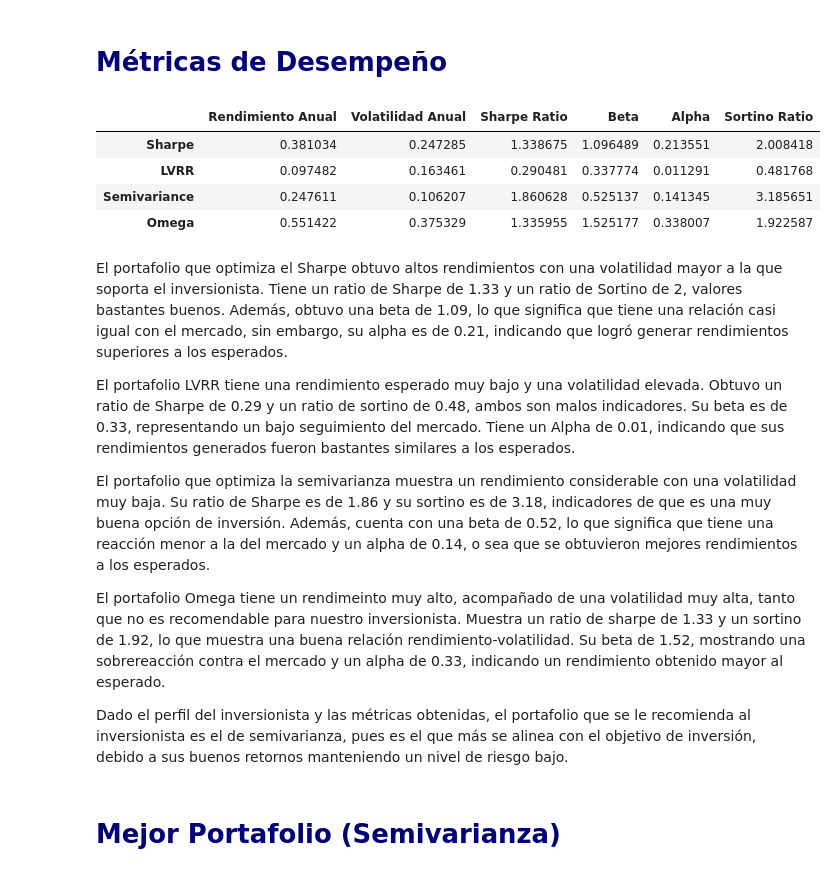
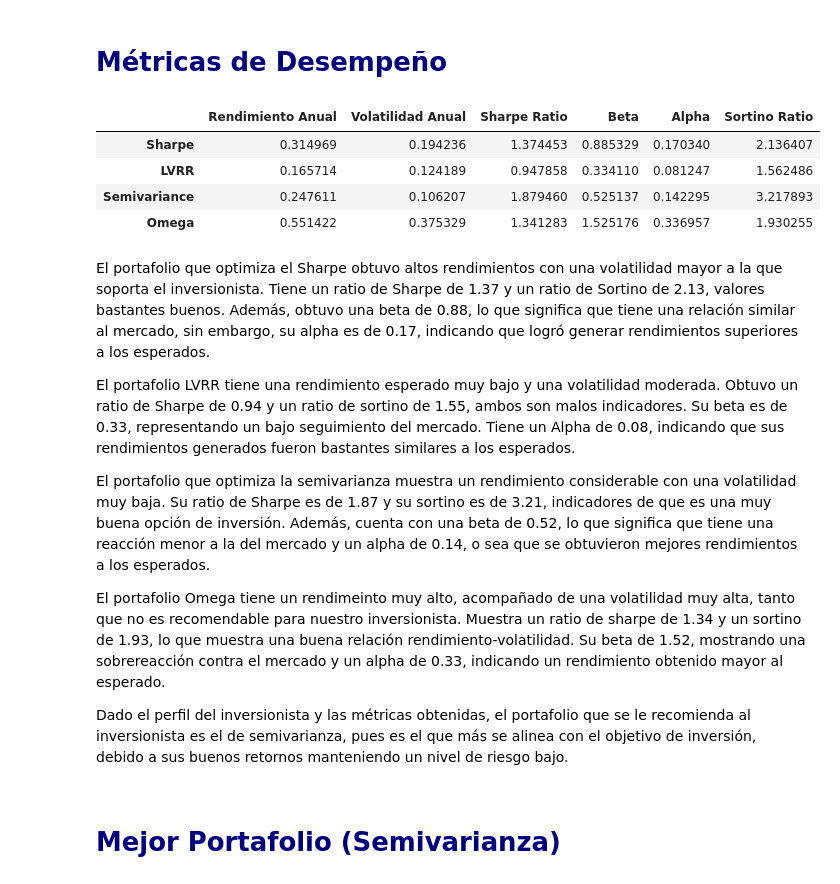
Before and after one commit to luisejdm/Administracion_de_Riesgos, a Jupyter notebook: Proyecto/Proyecto_Admin.ipynb, the cells around one changed output. Drawn from its saved outputs; the diff is of its cells as text; code cells hidden in the pictures.

```diff
--- a/Proyecto/Proyecto_Admin.ipynb
+++ b/Proyecto/Proyecto_Admin.ipynb
@@ -501,7 +562,7 @@ def omega(rt: pd.DataFrame, rt_benchmark: pd.DataFrame) -> np.ndarray:
 # %%
 pd.reset_option('display.float_format')
 
-rf = 0.05
+rf = 0.0010
 pv = 1_000_000.0
 
 start_date = '2021-01-01'
@@ -656,46 +717,50 @@ El valor final del portafolio Benchmark es de 1,191,264.05
 # %% [markdown]
 # <font color = "navy"> Métricas de Desempeño
 # %%
+rf = 0.0480
+
 X = rt_benchmark_test['SPY'].values.reshape(-1, 1)
 y = [strats_returns[i] for i in range(len(strats_returns))]
 betas = np.array([LinearRegression().fit(X, i).coef_[0] for i in y])
 
 # Cálculo de rendimiento anualizado, volatilidad y Sharpe
 port_ret = np.mean(strats_returns, axis=1) * 252
 port_vol = np.std(strats_returns, axis=1) * np.sqrt(252)
 sharpe = (port_ret - rf) / port_vol
 
 # Cálculo de alpha
 alpha = port_ret - (rf + betas * (((rt_benchmark_test.mean()).iloc[0] * 252)-rf))
 
 # Cálculo de el ratio Sortino
 down_risk = [np.minimum(i, 0).std() * np.sqrt(252) for i in strats_returns]
 sortino = (port_ret - rf) / down_risk
 
 summary = pd.DataFrame({
     'Rendimiento Anual': port_ret,
     'Volatilidad Anual': port_vol,
     'Sharpe Ratio': sharpe,
     'Beta': betas,
     'Alpha': alpha,
     'Sortino Ratio': sortino
 })
 summary.set_index(pd.Index(['Sharpe', 'LVRR', 'Semivariance', 'Omega']), inplace=True)
 summary
 # %% [output]
 |  | Rendimiento Anual | Volatilidad Anual | Sharpe Ratio | Beta | Alpha | Sortino Ratio |
-| Sharpe | 0.381034 | 0.247285 | 1.338675 | 1.096489 | 0.213551 | 2.008418 |
-| LVRR | 0.097482 | 0.163461 | 0.290481 | 0.337774 | 0.011291 | 0.481768 |
-| Semivariance | 0.247611 | 0.106207 | 1.860628 | 0.525137 | 0.141345 | 3.185651 |
-| Omega | 0.551422 | 0.375329 | 1.335955 | 1.525177 | 0.338007 | 1.922587 |
+| Sharpe | 0.314969 | 0.194236 | 1.374453 | 0.885329 | 0.170340 | 2.136407 |
+| LVRR | 0.165714 | 0.124189 | 0.947858 | 0.334110 | 0.081247 | 1.562486 |
+| Semivariance | 0.247611 | 0.106207 | 1.879460 | 0.525137 | 0.142295 | 3.217893 |
+| Omega | 0.551422 | 0.375329 | 1.341283 | 1.525176 | 0.336957 | 1.930255 |
 # %% [markdown]
-El portafolio que optimiza el Sharpe obtuvo altos rendimientos con una volatilidad mayor a la que soporta el inversionista. Tiene un ratio de Sharpe de 1.33 y un ratio de Sortino de 2, valores bastantes buenos. Además, obtuvo una beta de 1.09, lo que significa que tiene una relación casi igual con el mercado, sin embargo, su alpha es de 0.21, indicando que logró generar rendimientos superiores a los esperados.
+<font color = "black">
 
-El portafolio LVRR tiene una rendimiento esperado muy bajo y una volatilidad elevada. Obtuvo un ratio de Sharpe de 0.29 y un ratio de sortino de 0.48, ambos son malos indicadores. Su beta es de 0.33, representando un bajo seguimiento del mercado. Tiene un Alpha de 0.01, indicando que sus rendimientos generados fueron bastantes similares a los esperados.
+El portafolio que optimiza el Sharpe obtuvo altos rendimientos con una volatilidad mayor a la que soporta el inversionista. Tiene un ratio de Sharpe de 1.37 y un ratio de Sortino de 2.13, valores bastantes buenos. Además, obtuvo una beta de 0.88, lo que significa que tiene una relación similar al mercado, sin embargo, su alpha es de 0.17, indicando que logró generar rendimientos superiores a los esperados.
 
-El portafolio que optimiza la semivarianza muestra un rendimiento considerable con una volatilidad muy baja. Su ratio de Sharpe es de 1.86 y su sortino es de 3.18, indicadores de que es una muy buena opción de inversión. Además, cuenta con una beta de 0.52, lo que significa que tiene una reacción menor a la del mercado y un alpha de 0.14, o sea que se obtuvieron mejores rendimientos a los esperados.
+El portafolio LVRR tiene una rendimiento esperado muy bajo y una volatilidad moderada. Obtuvo un ratio de Sharpe de 0.94 y un ratio de sortino de 1.55, ambos son malos indicadores. Su beta es de 0.33, representando un bajo seguimiento del mercado. Tiene un Alpha de 0.08, indicando que sus rendimientos generados fueron bastantes similares a los esperados.
 
-El portafolio Omega tiene un rendimeinto muy alto, acompañado de una volatilidad muy alta, tanto que no es recomendable para nuestro inversionista. Muestra un ratio de sharpe de 1.33 y un sortino de 1.92, lo que muestra una buena relación rendimiento-volatilidad. Su beta de 1.52, mostrando una sobrereacción contra el mercado y un alpha de 0.33, indicando un rendimiento obtenido mayor al esperado.
+El portafolio que optimiza la semivarianza muestra un rendimiento considerable con una volatilidad muy baja. Su ratio de Sharpe es de 1.87 y su sortino es de 3.21, indicadores de que es una muy buena opción de inversión. Además, cuenta con una beta de 0.52, lo que significa que tiene una reacción menor a la del mercado y un alpha de 0.14, o sea que se obtuvieron mejores rendimientos a los esperados.
+
+El portafolio Omega tiene un rendimeinto muy alto, acompañado de una volatilidad muy alta, tanto que no es recomendable para nuestro inversionista. Muestra un ratio de sharpe de 1.34 y un sortino de 1.93, lo que muestra una buena relación rendimiento-volatilidad. Su beta de 1.52, mostrando una sobrereacción contra el mercado y un alpha de 0.33, indicando un rendimiento obtenido mayor al esperado.
 
 Dado el perfil del inversionista y las métricas obtenidas, el portafolio que se le recomienda al inversionista es el de semivarianza, pues es el que más se alinea con el objetivo de inversión, debido a sus buenos retornos manteniendo un nivel de riesgo bajo.
 # %% [markdown]
```
Also changed, not shown: parts of 36 cells of this notebook, 6 other files.
